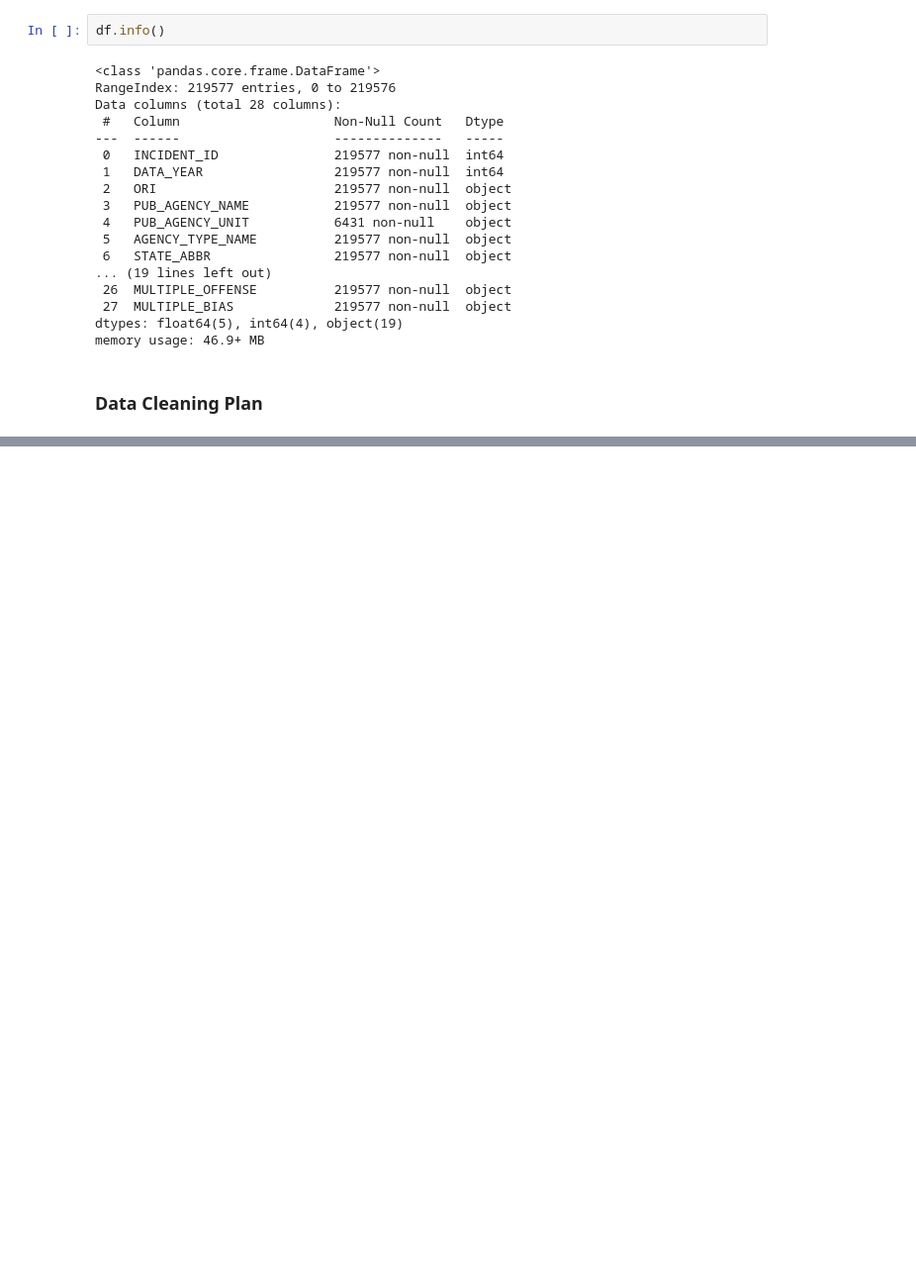
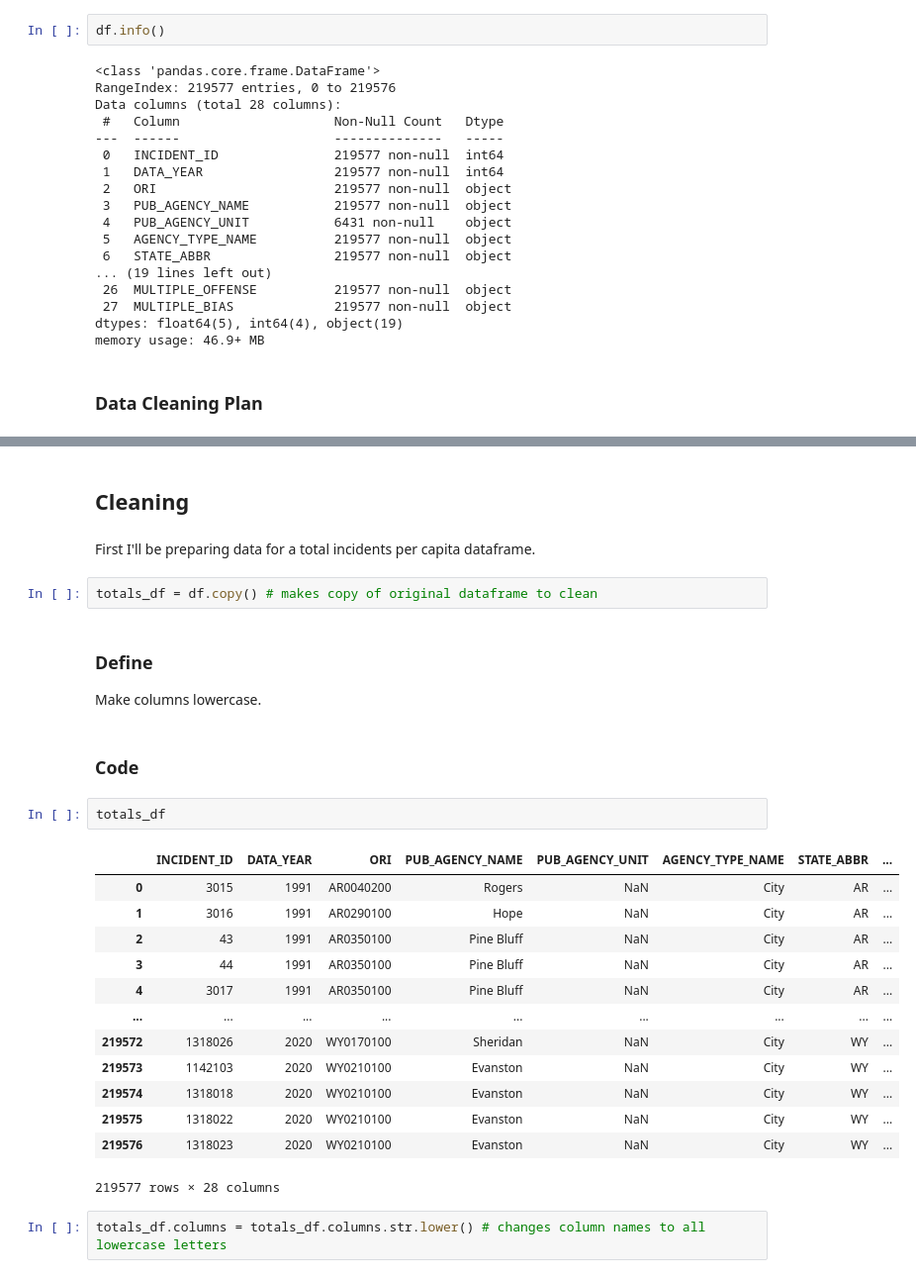
Before and after one commit to scdone/us_hate_crime_analysis_1991-2020, a Jupyter notebook: working_notebooks/dataset_descriptions/hate_crime_dataset_description.ipynb, the cells around one changed output, grey strips where cells are left out. Shown at 99% size. Saved outputs shown, nothing was run; the diff lists cells and outputs as text; blank space fills up the shorter version.

```diff
--- a/working_notebooks/dataset_descriptions/hate_crime_dataset_description.ipynb
+++ b/working_notebooks/dataset_descriptions/hate_crime_dataset_description.ipynb
@@ -86,0 +92,30 @@ memory usage: 46.9+ MB
+# %% [markdown]
+## Cleaning
+# %% [markdown]
+First I'll be preparing data for a total incidents per capita dataframe.
+# %%
+totals_df = df.copy() # makes copy of original dataframe to clean
+# %% [markdown]
+### Define
+
+Make columns lowercase.
+# %% [markdown]
+### Code
+# %%
+totals_df
+# %% [output]
+|  | INCIDENT_ID | DATA_YEAR | ORI | PUB_AGENCY_NAME | PUB_AGENCY_UNIT | AGENCY_TYPE_NAME | STATE_ABBR | ... |
+| 0 | 3015 | 1991 | AR0040200 | Rogers | NaN | City | AR | ... |
+| 1 | 3016 | 1991 | AR0290100 | Hope | NaN | City | AR | ... |
+| 2 | 43 | 1991 | AR0350100 | Pine Bluff | NaN | City | AR | ... |
+| 3 | 44 | 1991 | AR0350100 | Pine Bluff | NaN | City | AR | ... |
+| 4 | 3017 | 1991 | AR0350100 | Pine Bluff | NaN | City | AR | ... |
+| ... | ... | ... | ... | ... | ... | ... | ... | ... |
+| 219572 | 1318026 | 2020 | WY0170100 | Sheridan | NaN | City | WY | ... |
+| 219573 | 1142103 | 2020 | WY0210100 | Evanston | NaN | City | WY | ... |
+| 219574 | 1318018 | 2020 | WY0210100 | Evanston | NaN | City | WY | ... |
+| 219575 | 1318022 | 2020 | WY0210100 | Evanston | NaN | City | WY | ... |
+| 219576 | 1318023 | 2020 | WY0210100 | Evanston | NaN | City | WY | ... |
+219577 rows × 28 columns
+# %%
+totals_df.columns = totals_df.columns.str.lower() # changes column names to all lowercase letters
```
Also changed, not shown: parts of 22 cells of this notebook, 5 other files.
